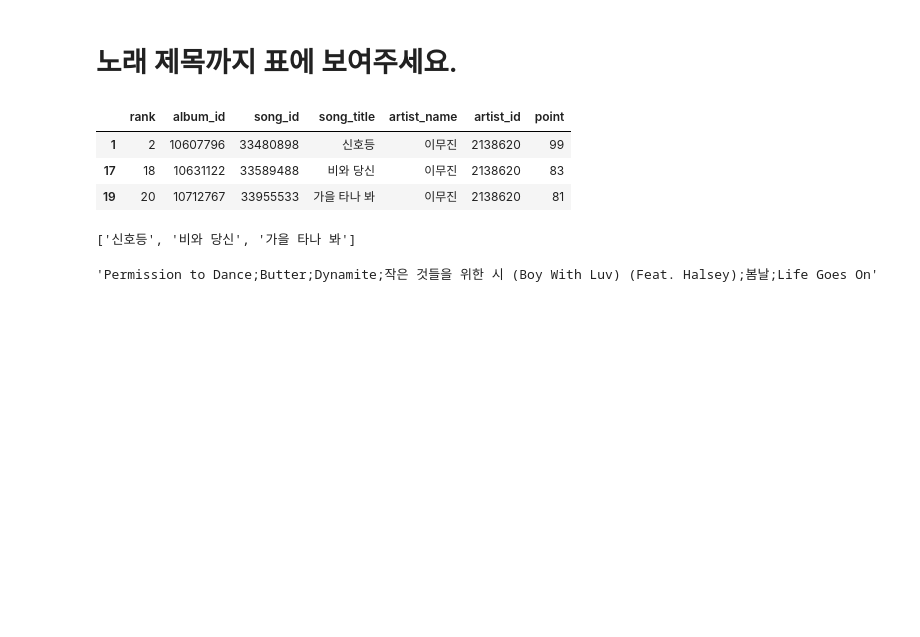
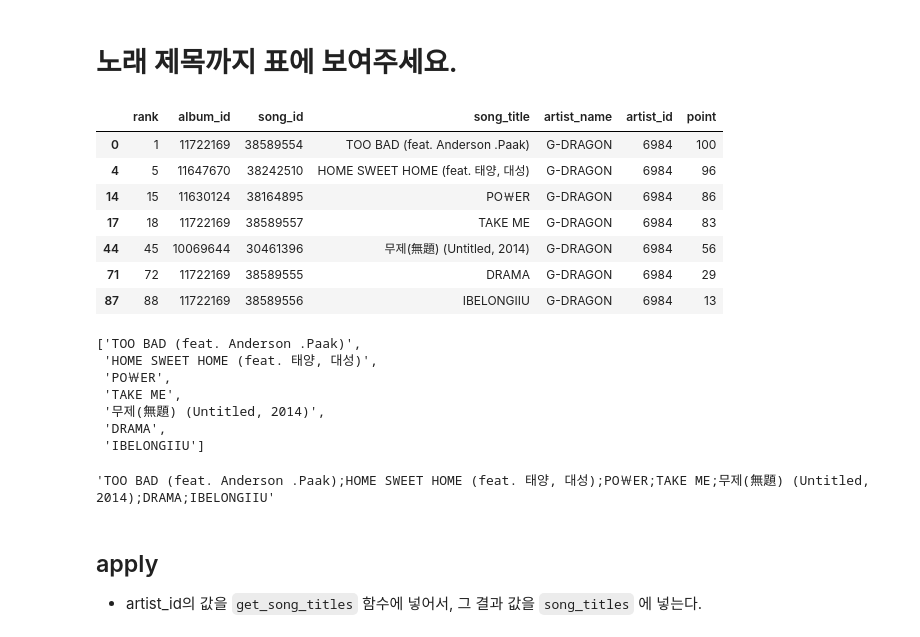
Before and after one commit to saintdragon2/melon_crawler, a Jupyter notebook: 001_pandas_basic/001_use_pandas.ipynb, the cells around one changed output. Cells and saved outputs as stored; diff of their text form; code cells hidden in the pictures; blank space fills up the shorter version.

```diff
--- a/001_pandas_basic/001_use_pandas.ipynb
+++ b/001_pandas_basic/001_use_pandas.ipynb
@@ -3,7 +10,7 @@ import pandas as pd
 # %%
 # read csv
 
-df_latest_top_50 = pd.read_csv('../output/2021_09_13__2021_09_19장르종합주간차트____01_50.txt', sep='|')
+df_latest_top_50 = pd.read_csv('../output/2025_03_24__2025_03_30장르종합주간차트____01_50.txt', sep='|')
 df_latest_top_50
 # %% [output]
 |  | rank | album_id | song_id | song_title | artist_name | artist_id |
@@ -26,5 +33,5 @@ df_latest_top_50
 # %%
-df_latest_top_100 = pd.read_csv('../output/2021_09_13__2021_09_19장르종합주간차트____50_100.txt', sep='|')
+df_latest_top_100 = pd.read_csv('../output/2025_03_24__2025_03_30장르종합주간차트____50_100.txt', sep='|')
 display(df_latest_top_100)
 # %% [output]
 |  | rank | album_id | song_id | song_title | artist_name | artist_id |
@@ -47,4 +54,4 @@ display(df_latest_top_100)
 # %%
 # 두 개의 dataframe을 합치기
-
-df_latest = df_latest_top_50.append(df_latest_top_100)
+df_latest = pd.concat([df_latest_top_50, df_latest_top_100], ignore_index=True)
+df_latest
@@ -330,27 +321,40 @@ df_point_by_artist.head(20)
 # %%
 
 # 조건을 충족시키는 row만 골라내려면: loc
-display(df_latest.loc[df_latest['artist_id']==2138620])
+display(df_latest.loc[df_latest['artist_id']==6984])
 
 # 이 중에서 원하는 column만 골라내려면, column 명
-df_latest.loc[df_latest['artist_id']==2138620]['song_title']
+df_latest.loc[df_latest['artist_id']==6984]['song_title']
 
 # 이걸 list로 만드려면
-list(df_latest.loc[df_latest['artist_id']==2138620]['song_title'])
+list(df_latest.loc[df_latest['artist_id']==6984]['song_title'])
 # %% [output]
 |  | rank | album_id | song_id | song_title | artist_name | artist_id | point |
-| 1 | 2 | 10607796 | 33480898 | 신호등 | 이무진 | 2138620 | 99 |
-| 17 | 18 | 10631122 | 33589488 | 비와 당신 | 이무진 | 2138620 | 83 |
-| 19 | 20 | 10712767 | 33955533 | 가을 타나 봐 | 이무진 | 2138620 | 81 |
+| 0 | 1 | 11722169 | 38589554 | TOO BAD (feat. Anderson .Paak) | G-DRAGON | 6984 | 100 |
+| 4 | 5 | 11647670 | 38242510 | HOME SWEET HOME (feat. 태양, 대성) | G-DRAGON | 6984 | 96 |
+| 14 | 15 | 11630124 | 38164895 | PO￦ER | G-DRAGON | 6984 | 86 |
+| 17 | 18 | 11722169 | 38589557 | TAKE ME | G-DRAGON | 6984 | 83 |
+| 44 | 45 | 10069644 | 30461396 | 무제(無題) (Untitled, 2014) | G-DRAGON | 6984 | 56 |
+| 71 | 72 | 11722169 | 38589555 | DRAMA | G-DRAGON | 6984 | 29 |
+| 87 | 88 | 11722169 | 38589556 | IBELONGIIU | G-DRAGON | 6984 | 13 |
-['신호등', '비와 당신', '가을 타나 봐']
+['TOO BAD (feat. Anderson .Paak)',
+ 'HOME SWEET HOME (feat. 태양, 대성)',
+ 'PO￦ER',
+ 'TAKE ME',
+ '무제(無題) (Untitled, 2014)',
+ 'DRAMA',
+ 'IBELONGIIU']
 # %%
 # 함수로 만들고, apply로 적용하기
 def get_song_titles(artist_id):
     return ';'.join(list(df_latest.loc[df_latest['artist_id']==artist_id]['song_title']))
 
-get_song_titles(672375)
+get_song_titles(6984)
 # %% [output]
-'Permission to Dance;Butter;Dynamite;작은 것들을 위한 시 (Boy With Luv) (Feat. Halsey);봄날;Life Goes On'
+'TOO BAD (feat. Anderson .Paak);HOME SWEET HOME (feat. 태양, 대성);PO￦ER;TAKE ME;무제(無題) (Untitled, 2014);DRAMA;IBELONGIIU'
+# %% [markdown]
+## apply
+- artist_id의 값을 `get_song_titles` 함수에 넣어서, 그 결과 값을 `song_titles` 에 넣는다.
 # %%
 df_point_by_artist['song_titles'] = df_point_by_artist['artist_id'].apply(lambda x: get_song_titles(x))
 df_point_by_artist
```
Also changed, not shown: parts of 25 cells of this notebook, 7 other files.
